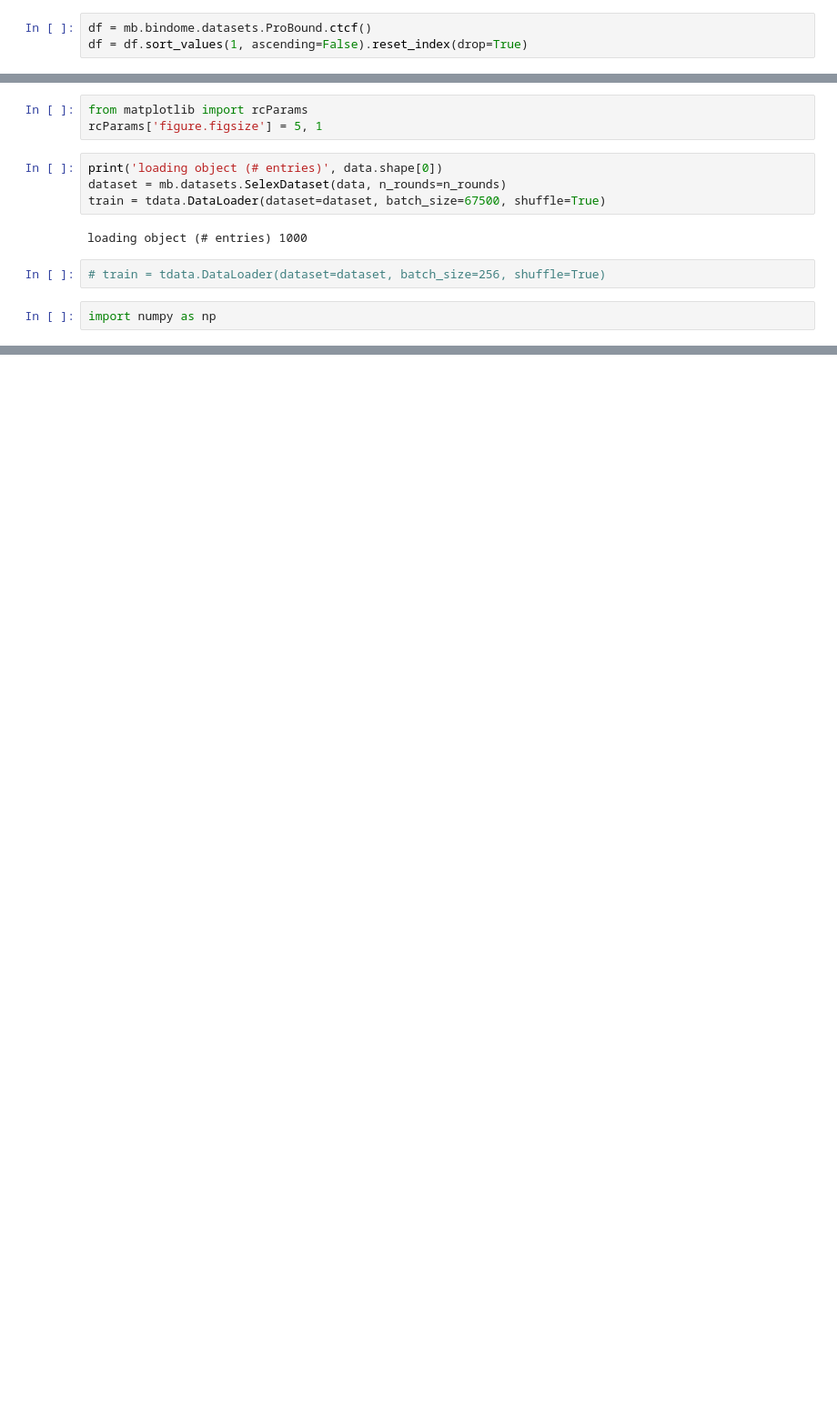
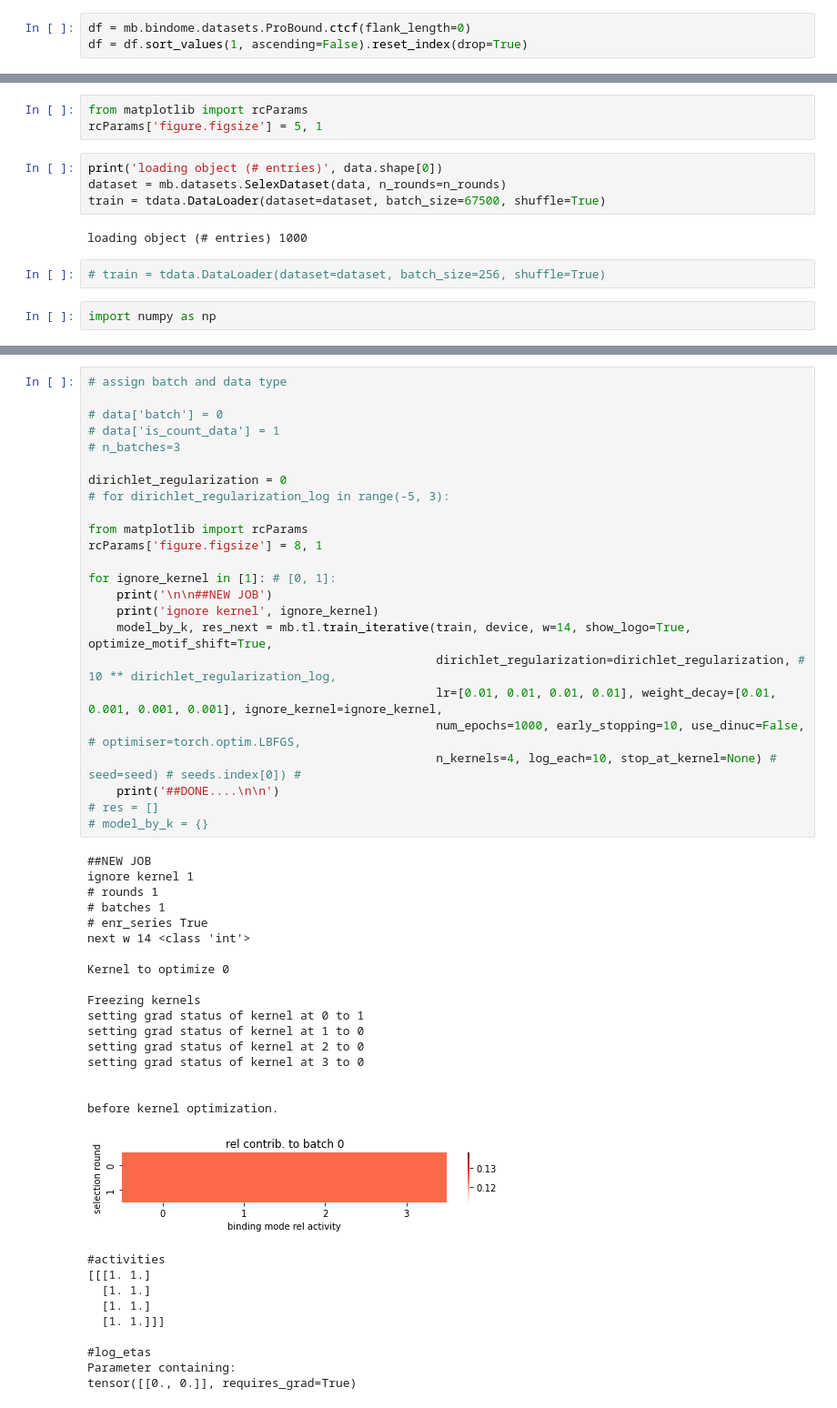
Before and after one commit to theislab/mubind, a Jupyter notebook: notebooks/16_CTCF.ipynb, the cells around one changed output, grey strips where cells are left out. Shown at 91% size. Saved outputs shown, nothing was run; the diff lists cells and outputs as text; blank space fills up the shorter version.

```diff
--- a/notebooks/16_CTCF.ipynb
+++ b/notebooks/16_CTCF.ipynb
@@ -25,5 +22,5 @@ Using device: cuda:0
 # %%
-df = mb.bindome.datasets.ProBound.ctcf()
+df = mb.bindome.datasets.ProBound.ctcf(flank_length=0)
 df = df.sort_values(1, ascending=False).reset_index(drop=True)
 # %%
 df
@@ -261,0 +66,52 @@ tensor([[ 2.6700, -2.6700]], device='cuda:0', requires_grad=True)
+# %%
+# assign batch and data type
+
+# data['batch'] = 0
+# data['is_count_data'] = 1
+# n_batches=3
+
+dirichlet_regularization = 0
+# for dirichlet_regularization_log in range(-5, 3):
+
+from matplotlib import rcParams
+rcParams['figure.figsize'] = 8, 1
+
+for ignore_kernel in [1]: # [0, 1]:
+    print('\n\n##NEW JOB')
+    print('ignore kernel', ignore_kernel)
+    model_by_k, res_next = mb.tl.train_iterative(train, device, w=14, show_logo=True, optimize_motif_shift=True,
+                                                 dirichlet_regularization=dirichlet_regularization, # 10 ** dirichlet_regularization_log,
+                                                 lr=[0.01, 0.01, 0.01, 0.01], weight_decay=[0.01, 0.001, 0.001, 0.001], ignore_kernel=ignore_kernel,
+                                                 num_epochs=1000, early_stopping=10, use_dinuc=False, # optimiser=torch.optim.LBFGS,
+                                                 n_kernels=4, log_each=10, stop_at_kernel=None) #  seed=seed) # seeds.index[0]) #
+    print('##DONE....\n\n')
+# res = []
+# model_by_k = {}
+# %% [output]
+##NEW JOB
+ignore kernel 1
+# rounds 1
+# batches 1
+# enr_series True
+next w 14 <class 'int'>
+
+Kernel to optimize 0
+
+Freezing kernels
+setting grad status of kernel at 0 to 1
+setting grad status of kernel at 1 to 0
+setting grad status of kernel at 2 to 0
+setting grad status of kernel at 3 to 0
+
+
+before kernel optimization.
+[figure, added]
+#activities
+[[[1. 1.]
+  [1. 1.]
+  [1. 1.]
+  [1. 1.]]]
+
+#log_etas
+Parameter containing:
+tensor([[0., 0.]], requires_grad=True)
```
Also changed, not shown: parts of 10 cells of this notebook, 2 other files.
